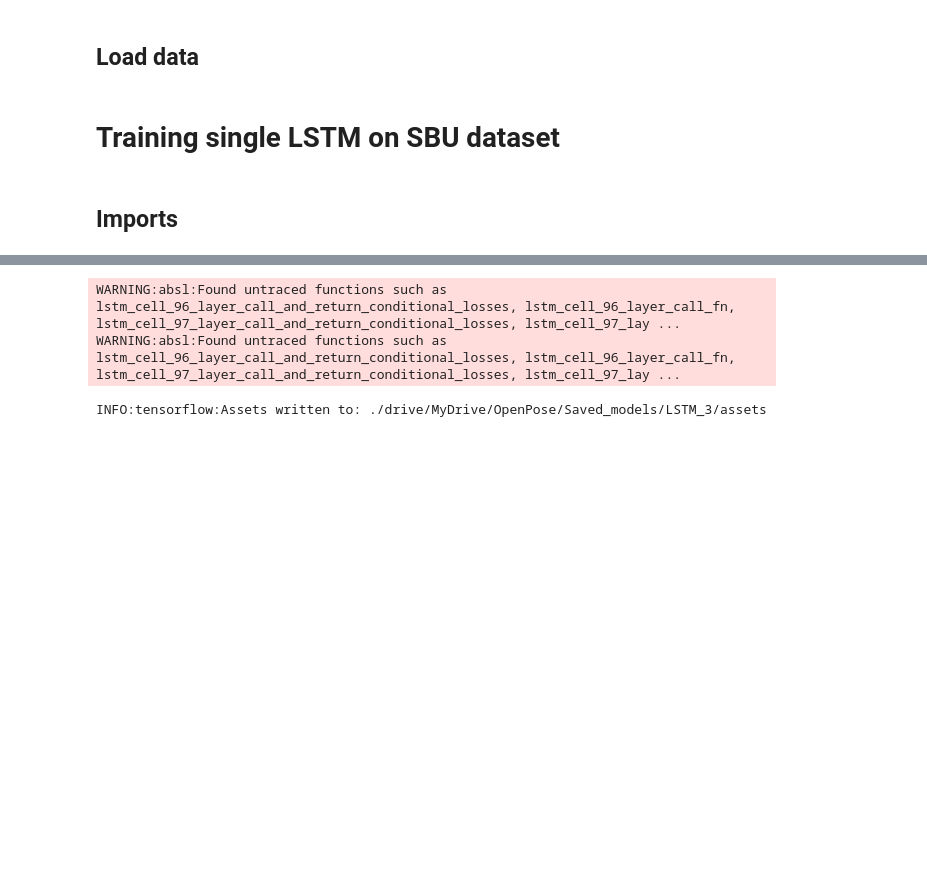
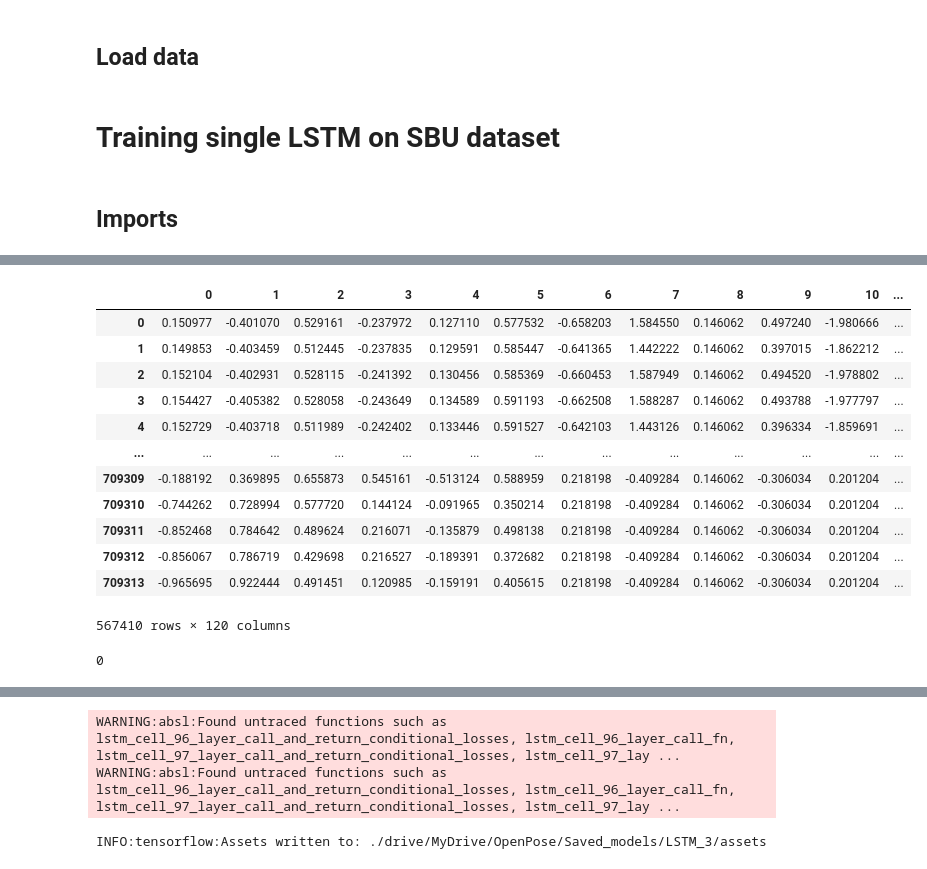
Before and after one commit to Iterb/Human-interaction-recognition, a Jupyter notebook: Preprocess_data.ipynb, the cells around one changed output, grey strips where cells are left out. Cells and saved outputs as stored; diff of their text form; code cells hidden in the pictures; blank space fills up the shorter version.

```diff
--- a/Preprocess_data.ipynb
+++ b/Preprocess_data.ipynb
@@ -476,8 +531,11 @@ full_data = pd.read_csv(r'./drive/MyDrive/OpenPose/full_data2.csv')
 # %%
-train_size = 0.7
+train_size = 0.9
 WINDOW_SIZE = 10
 EPOCHS = 15  # how many passes through our data
-BATCH_SIZE = 16  # how many batches? Try smaller batch if you're getting OOM (out of memory) errors.
+BATCH_SIZE = 32  # how many batches? Try smaller batch if you're getting OOM (out of memory) errors.
 NAME = f"{WINDOW_SIZE}-SEQ-{int(time.time())}"
-LIN_SIZE = 40
+LIN_SIZE = 55
+LABEL_OFFSET = 0
+
+hyperparam_dict = {"Window_size": WINDOW_SIZE, "Lin_size" : LIN_SIZE, "BS": BATCH_SIZE, "Epochs": EPOCHS, "Normalization" : True,  "Distance_type" : "25P"}
 # %%
@@ -512,17 +566,17 @@ def create_sequences(x, y):
 
   df = pd.concat([x, y], axis=1)
   sequential_data = []
-  prev_poses_data = deque(maxlen = WINDOW_SIZE)
+  prev_poses_data = deque(maxlen = hyperparam_dict["Window_size"])
   current_batch = 0
   #print (df)
   for i in df.values:
     prev_poses_data.append([n for n in i[:-2]])
     if current_batch == (i[-2]):
-      if len(prev_poses_data) == WINDOW_SIZE:
+      if len(prev_poses_data) == hyperparam_dict["Window_size"]:
         sequential_data.append([np.array(prev_poses_data), i[-1]])
     else:
       current_batch = (i[-2])
-      prev_poses_data = deque(maxlen = WINDOW_SIZE)
+      prev_poses_data = deque(maxlen = hyperparam_dict["Window_size"])
 
       prev_poses_data.append([n for n in i[:-2]])
 
@@ -531,7 +585,7 @@ def create_sequences(x, y):
 
   for seq, label in sequential_data:
     X.append(seq)
-    y.append(label-1)
+    y.append(label-LABEL_OFFSET)
   X = np.array(X)
   y = np.array(y).reshape(X.shape[0],1)
   return np.array(X), to_categorical(np.array(y))
@@ -549,7 +603,7 @@ def create_spaced_sequences(x, y, size, batch_numbers):
     window = temp_df.iloc[idx, :-2]
     label = temp_df.iloc[0, -1]
     X.append(np.array(window))
-    y.append(label-1)
+    y.append(label-LABEL_OFFSET)
 
   return np.array(X), to_categorical(np.array(y))
 
@@ -619,16 +673,17 @@ def build_LSTM_model(X_train_seq, X_test_seq, y_train_seq, y_test_seq):
 # %%
 
 scores = list()
-repeats = 15
+repeats = 3
+EXP_NAME = "Test_run"
 for r in range(repeats):
-  X_train, X_test, y_train, y_test, train_batches = preprocess_df(full_data, train_size=0.8)
-  all_batches = [n + 1 for n in range(full_data["batch"].max())]
+  X_train, X_test, y_train, y_test, train_batches = preprocess_df(x_featuresP, time_step, y, train_size = 0.8)
+  all_batches = [n for n in range(time_step["batch"].max())]
   test_batches = [batch for batch in all_batches if batch not in train_batches]
-  print(all_batches)
+  print(test_batches)
   # X_train_seq, y_train_seq = create_sequences(X_train, y_train)
   # X_test_seq, y_test_seq = create_sequences(X_test, y_test)
-  X_train_seq, y_train_seq = create_spaced_sequences(X_train, y_train, LIN_SIZE, train_batches)
-  X_test_seq, y_test_seq = create_spaced_sequences(X_test, y_test, LIN_SIZE, test_batches)
+  X_train_seq, y_train_seq = create_spaced_sequences(X_train, y_train, hyperparam_dict["Lin_size"], train_batches)
+  X_test_seq, y_test_seq = create_spaced_sequences(X_test, y_test, hyperparam_dict["Lin_size"], test_batches)
   model = build_LSTM_model(X_train_seq, X_test_seq, y_train_seq, y_test_seq)
   _, score = model.evaluate(X_test_seq, y_test_seq, verbose=1)
   print('>#%d: %.3f' % (r+1, score))
@@ -641,0 +699,20 @@ X_train, X_test, y_train, y_test, batch_numbers = preprocess_df(full_data, train
+# %%
+X_train
+# %% [output]
+|  | 0 | 1 | 2 | 3 | 4 | 5 | 6 | 7 | 8 | 9 | 10 | ... |
+| 0 | 0.150977 | -0.401070 | 0.529161 | -0.237972 | 0.127110 | 0.577532 | -0.658203 | 1.584550 | 0.146062 | 0.497240 | -1.980666 | ... |
+| 1 | 0.149853 | -0.403459 | 0.512445 | -0.237835 | 0.129591 | 0.585447 | -0.641365 | 1.442222 | 0.146062 | 0.397015 | -1.862212 | ... |
+| 2 | 0.152104 | -0.402931 | 0.528115 | -0.241392 | 0.130456 | 0.585369 | -0.660453 | 1.587949 | 0.146062 | 0.494520 | -1.978802 | ... |
+| 3 | 0.154427 | -0.405382 | 0.528058 | -0.243649 | 0.134589 | 0.591193 | -0.662508 | 1.588287 | 0.146062 | 0.493788 | -1.977797 | ... |
+| 4 | 0.152729 | -0.403718 | 0.511989 | -0.242402 | 0.133446 | 0.591527 | -0.642103 | 1.443126 | 0.146062 | 0.396334 | -1.859691 | ... |
+| ... | ... | ... | ... | ... | ... | ... | ... | ... | ... | ... | ... | ... |
+| 709309 | -0.188192 | 0.369895 | 0.655873 | 0.545161 | -0.513124 | 0.588959 | 0.218198 | -0.409284 | 0.146062 | -0.306034 | 0.201204 | ... |
+| 709310 | -0.744262 | 0.728994 | 0.577720 | 0.144124 | -0.091965 | 0.350214 | 0.218198 | -0.409284 | 0.146062 | -0.306034 | 0.201204 | ... |
+| 709311 | -0.852468 | 0.784642 | 0.489624 | 0.216071 | -0.135879 | 0.498138 | 0.218198 | -0.409284 | 0.146062 | -0.306034 | 0.201204 | ... |
+| 709312 | -0.856067 | 0.786719 | 0.429698 | 0.216527 | -0.189391 | 0.372682 | 0.218198 | -0.409284 | 0.146062 | -0.306034 | 0.201204 | ... |
+| 709313 | -0.965695 | 0.922444 | 0.491451 | 0.120985 | -0.159191 | 0.405615 | 0.218198 | -0.409284 | 0.146062 | -0.306034 | 0.201204 | ... |
+567410 rows × 120 columns
+# %%
+np.count_nonzero(np.isnan(X_train))
+# %% [output]
+0
```
Also changed, not shown: parts of 20 cells of this notebook.
